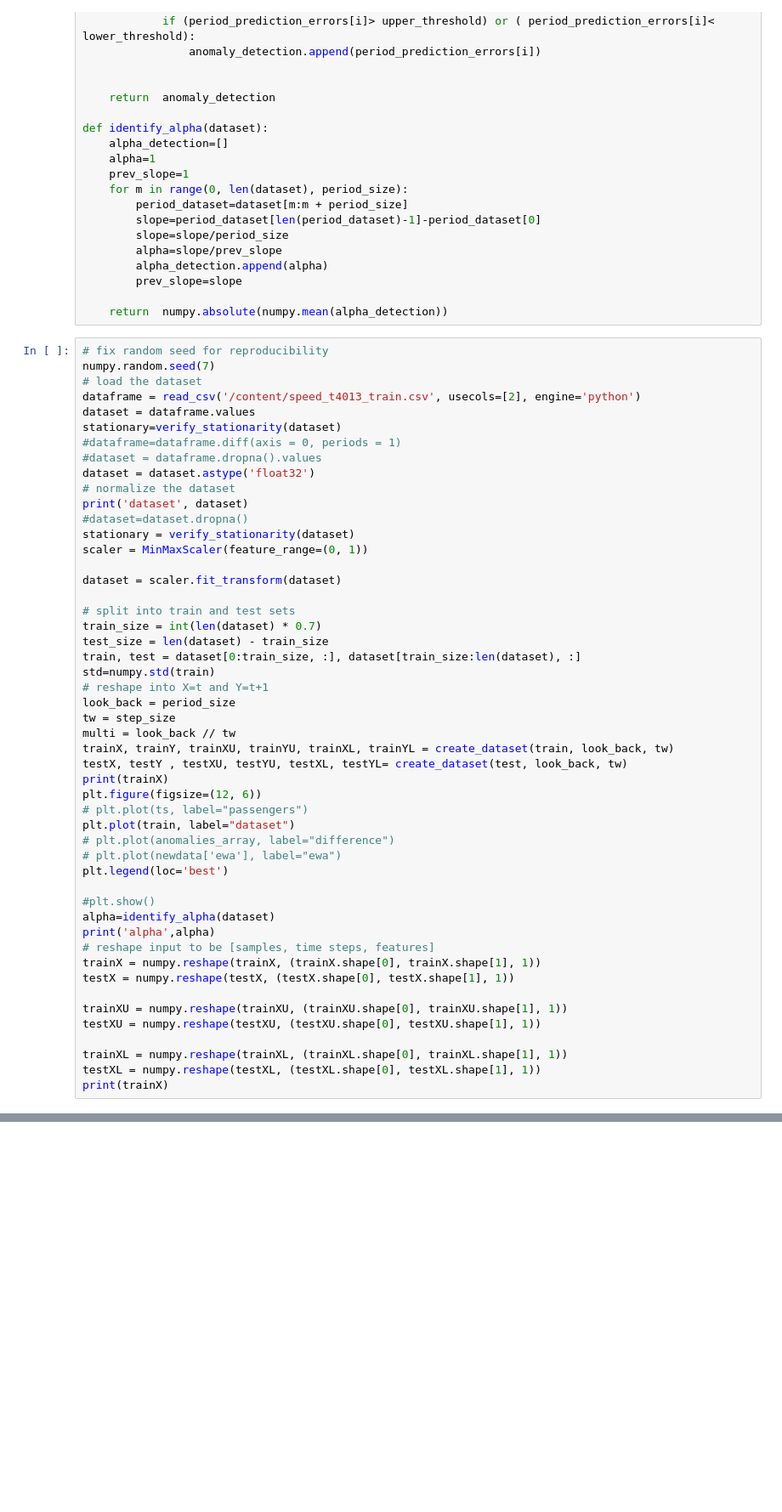
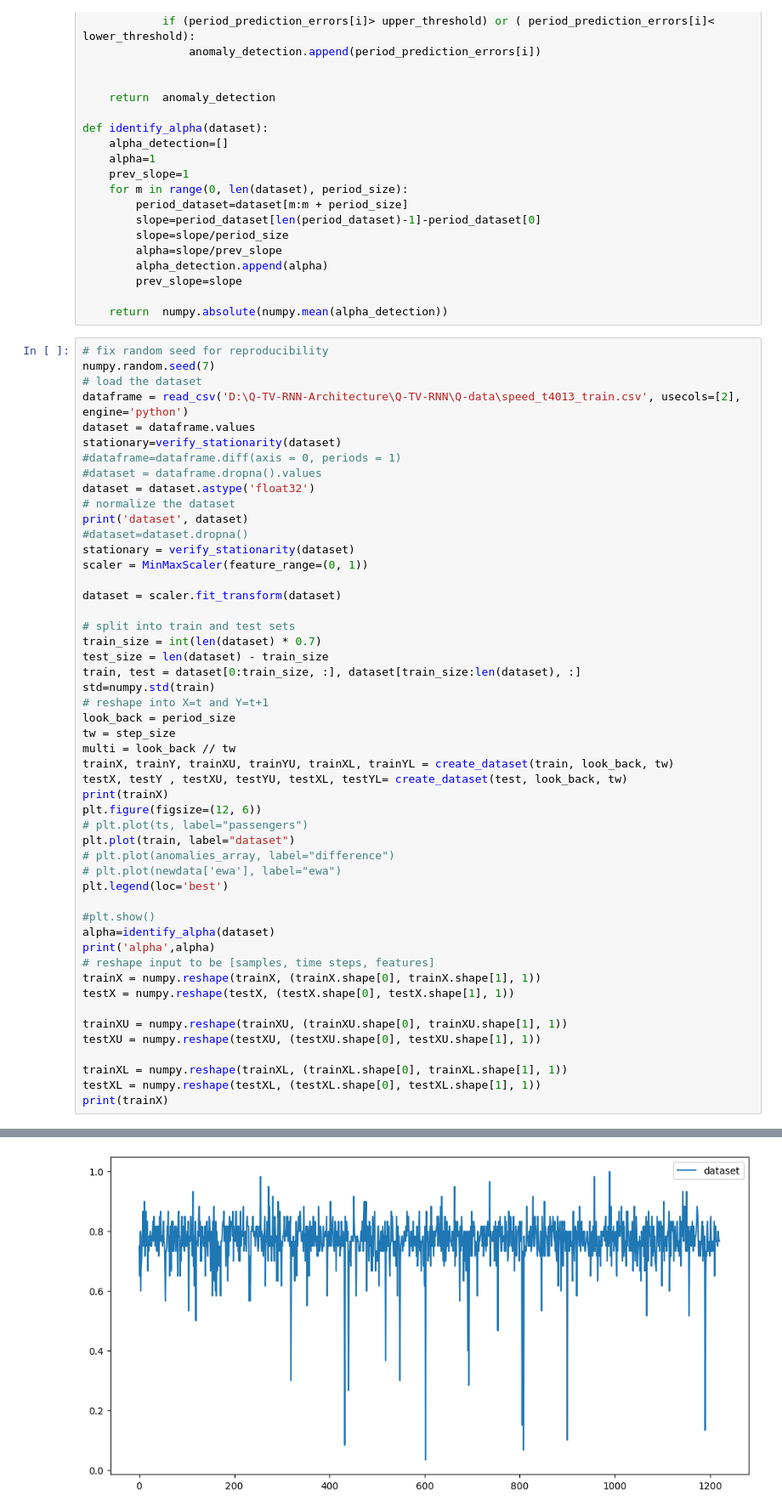
Before and after one commit to AbhinavChhajed/Q-TV-RNN-Architecture, a Jupyter notebook: Q-TV-RNN/main.ipynb, the cells around one changed output, grey strips where cells are left out. Shown at 85% size. Cells and saved outputs as stored; diff of their text form; blank space fills up the shorter version.

Commit message:
training part completed (half project done)

```diff
--- a/Q-TV-RNN/main.ipynb
+++ b/Q-TV-RNN/main.ipynb
@@ -163,7 +163,7 @@ def identify_alpha(dataset):
 # fix random seed for reproducibility
 numpy.random.seed(7)
 # load the dataset
-dataframe = read_csv('/content/speed_t4013_train.csv', usecols=[2], engine='python')
+dataframe = read_csv('D:\Q-TV-RNN-Architecture\Q-TV-RNN\Q-data\speed_t4013_train.csv', usecols=[2], engine='python')
 dataset = dataframe.values
 stationary=verify_stationarity(dataset)
 #dataframe=dataframe.diff(axis = 0, periods = 1)
@@ -209,3 +209,4 @@ testXU = numpy.reshape(testXU, (testXU.shape[0], testXU.shape[1], 1))
 trainXL = numpy.reshape(trainXL, (trainXL.shape[0], trainXL.shape[1], 1))
 testXL = numpy.reshape(testXL, (testXL.shape[0], testXL.shape[1], 1))
 print(trainX)
+# %% [output]
@@ -212,3 +230,4 @@ print(trainX)
+[figure, added]
 # %%
 print("Splitting datasets into 3 parts for ensemble training...")
 
```
Also changed, not shown: parts of 15 cells of this notebook.
